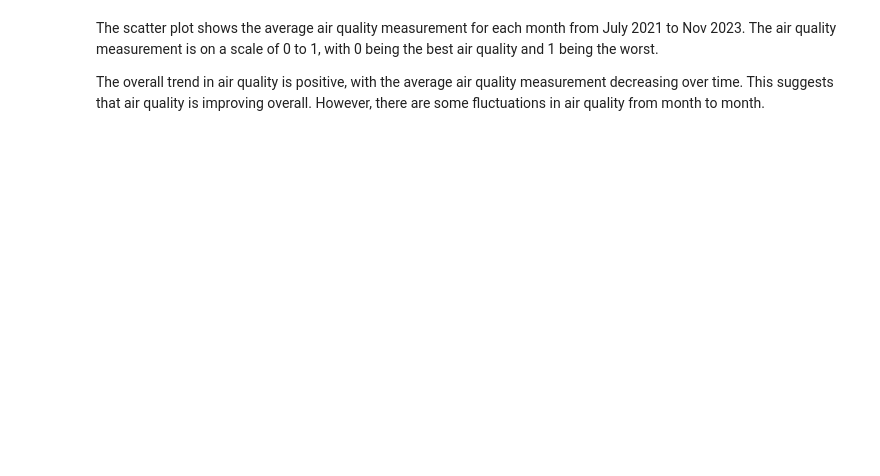
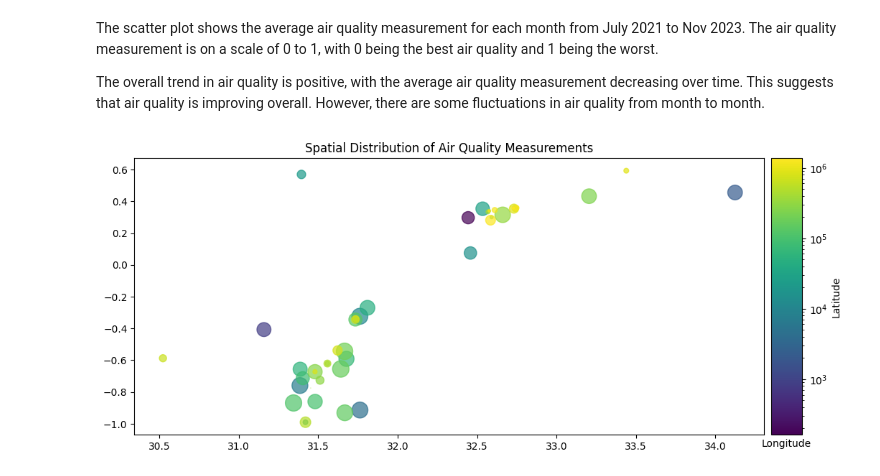
Before and after one commit to codingxperience/UgandaAirWatch-Analytics, a Jupyter notebook: team_work02.ipynb, the cells around one changed output. Drawn from its saved outputs; the diff is of its cells as text; code cells hidden in the pictures; blank space fills up the shorter version.

Commit message:
first univariate visualization complete

```diff
--- a/team_work02.ipynb
+++ b/team_work02.ipynb
@@ -102,3 +93,47 @@ plt.show()
 The scatter plot shows the average air quality measurement for each month from July 2021 to Nov 2023. The air quality measurement is on a scale of 0 to 1, with 0 being the best air quality and 1 being the worst.
 
 The overall trend in air quality is positive, with the average air quality measurement decreasing over time. This suggests that air quality is improving overall. However, there are some fluctuations in air quality from month to month.
+# %%
+# univariate visualization:
+# geographical distribution of air quality measurements using the latitude and longitude information.
+
+# Convert 'coordinates' column to Point geometry
+data['geometry'] = data['coordinates'].apply(lambda coord: Point(coord['longitude'], coord['latitude']))
+
+# Create a GeoDataFrame
+gdf = gpd.GeoDataFrame(data, geometry='geometry')
+
+# Plotting
+fig, ax = plt.subplots(figsize=(12, 8))
+
+# Complex Univariate Visualization: Spatial Distribution of Air Quality Measurements
+# Color-coding based on air quality measurements
+scatter = gdf.plot(
+    ax=ax,
+    markersize=data['measurements'] / 5000,
+    c=data['measurements'],
+    cmap='viridis',
+    legend=True,
+    norm=LogNorm(),
+    alpha=0.7
+)
+
+# Add colorbar
+divider = make_axes_locatable(ax)
+cax = divider.append_axes("right", size="5%", pad=0.1)
+
+# Capture the mappable for the colorbar
+sm = plt.cm.ScalarMappable(cmap='viridis', norm=LogNorm())
+sm.set_array(data['measurements'])
+cbar = plt.colorbar(sm, cax=cax)
+cbar.set_label('Air Quality Measurements')
+
+# Center the title
+title = ax.set_title('Spatial Distribution of Air Quality Measurements')
+title.set_position([.5, 1.05])  # Adjust the y-coordinate to center the title
+
+plt.xlabel('Longitude')
+plt.ylabel('Latitude')
+plt.show()
+# %% [output]
+[figure, added]
```
Also changed, not shown: parts of 4 cells of this notebook, 1 other file.
